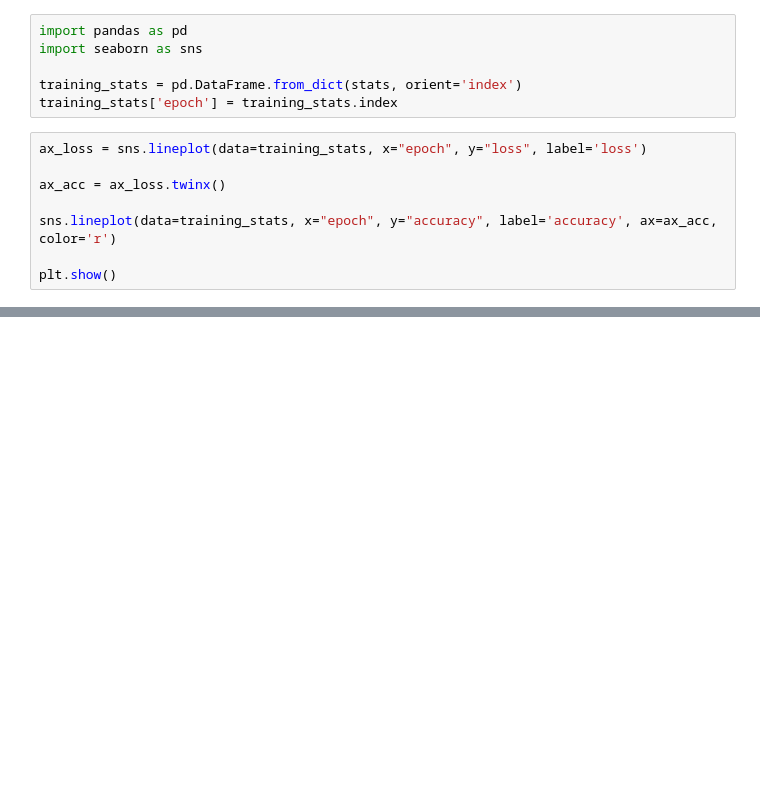
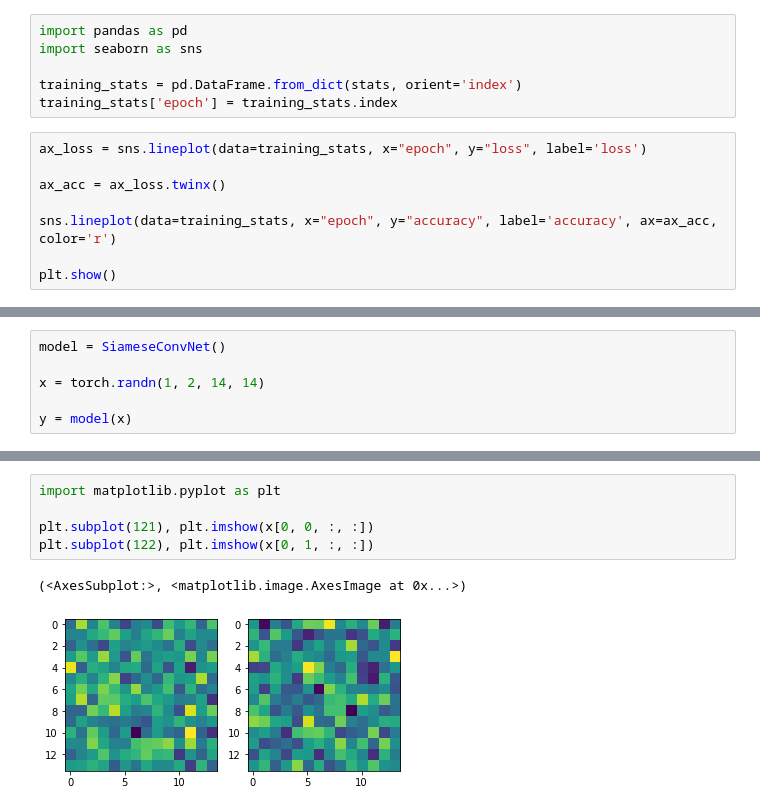
Before and after one commit to arnauddhaene/deep-learning-mini-projects-ee559, a Jupyter notebook: Proj1/notebooks/workbench.ipynb, the cells around one changed output, grey strips where cells are left out. Cells and saved outputs as stored; diff of their text form; blank space fills up the shorter version.

```diff
--- a/Proj1/notebooks/workbench.ipynb
+++ b/Proj1/notebooks/workbench.ipynb
@@ -199,0 +224,6 @@ plt.show()
+# %%
+model = SiameseConvNet()
+
+x = torch.randn(1, 2, 14, 14)
+
+y = model(x)
@@ -199,0 +236,8 @@ plt.show()
+# %%
+import matplotlib.pyplot as plt
+
+plt.subplot(121), plt.imshow(x[0, 0, :, :])
+plt.subplot(122), plt.imshow(x[0, 1, :, :])
+# %% [output]
+(<AxesSubplot:>, <matplotlib.image.AxesImage at 0x...>)
+[figure, added]
```
Also changed, not shown: parts of 7 cells of this notebook, 5 other files.
